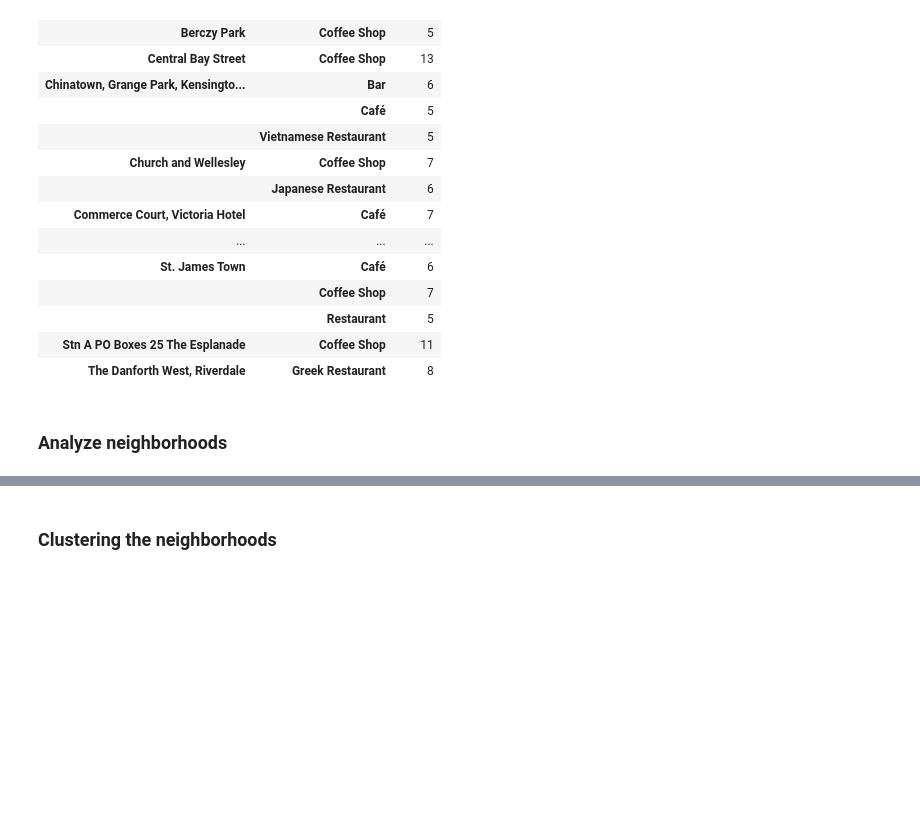
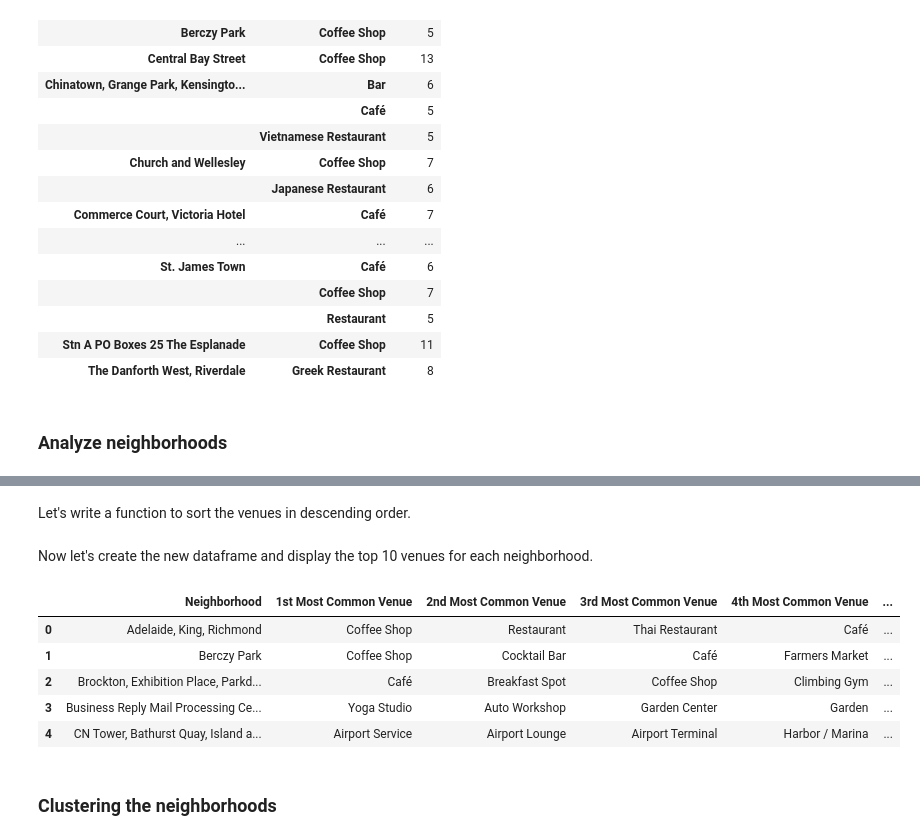
Before and after one commit to henryxji/learn, a Jupyter notebook: Segmenting_and_Clustering_Neighborhoods.ipynb, the cells around one changed output, grey strips where cells are left out. Cells and saved outputs as stored; diff of their text form; code cells hidden in the pictures; blank space fills up the shorter version.

```diff
--- a/Segmenting_and_Clustering_Neighborhoods.ipynb
+++ b/Segmenting_and_Clustering_Neighborhoods.ipynb
@@ -299,0 +302,12 @@ toronto_grouped = toronto_onehot.groupby("Neighborhood").mean().reset_index()
+# %%
+num_top_venues = 5
+
+for hood in toronto_grouped['Neighborhood']:
+    print("----"+hood+"----")
+    temp = toronto_grouped[toronto_grouped['Neighborhood'] == hood].T.reset_index()
+    temp.columns = ['venue','freq']
+    temp = temp.iloc[1:]
+    temp['freq'] = temp['freq'].astype(float)
+    temp = temp.round({'freq': 2})
+    print(temp.sort_values('freq', ascending=False).reset_index(drop=True).head(num_top_venues))
+    print('\n')
@@ -299,0 +332,2 @@ toronto_grouped = toronto_onehot.groupby("Neighborhood").mean().reset_index()
+# %% [markdown]
+Let's write  a function to sort the venues in descending order.
@@ -300,3 +340,34 @@ toronto_grouped = toronto_onehot.groupby("Neighborhood").mean().reset_index()
+# %% [markdown]
+Now let's create the new dataframe and display the top 10 venues for each neighborhood.
+# %%
+import numpy as np
+num_top_venues = 10
+
+indicators = ['st', 'nd', 'rd']
+
+# create columns according to number of top venues
+columns = ['Neighborhood']
+for ind in np.arange(num_top_venues):
+    try:
+        columns.append('{}{} Most Common Venue'.format(ind+1, indicators[ind]))
+    except:
+        columns.append('{}th Most Common Venue'.format(ind+1))
+
+# create a new dataframe
+neighborhoods_venues_sorted = pd.DataFrame(columns=columns)
+neighborhoods_venues_sorted['Neighborhood'] = toronto_grouped['Neighborhood']
+
+for ind in np.arange(toronto_grouped.shape[0]):
+    neighborhoods_venues_sorted.iloc[ind, 1:] = return_most_common_venues(toronto_grouped.iloc[ind, :], num_top_venues)
+
+neighborhoods_venues_sorted.head()
+# %% [output]
+|  | Neighborhood | 1st Most Common Venue | 2nd Most Common Venue | 3rd Most Common Venue | 4th Most Common Venue | ... |
+| 0 | Adelaide, King, Richmond | Coffee Shop | Restaurant | Thai Restaurant | Café | ... |
+| 1 | Berczy Park | Coffee Shop | Cocktail Bar | Café | Farmers Market | ... |
+| 2 | Brockton, Exhibition Place, Parkd... | Café | Breakfast Spot | Coffee Shop | Climbing Gym | ... |
+| 3 | Business Reply Mail Processing Ce... | Yoga Studio | Auto Workshop | Garden Center | Garden | ... |
+| 4 | CN Tower, Bathurst Quay, Island a... | Airport Service | Airport Lounge | Airport Terminal | Harbor / Marina | ... |
 # %% [markdown]
 ### Clustering the neighborhoods
 # %%
```
Also changed, not shown: parts of 18 cells of this notebook.
